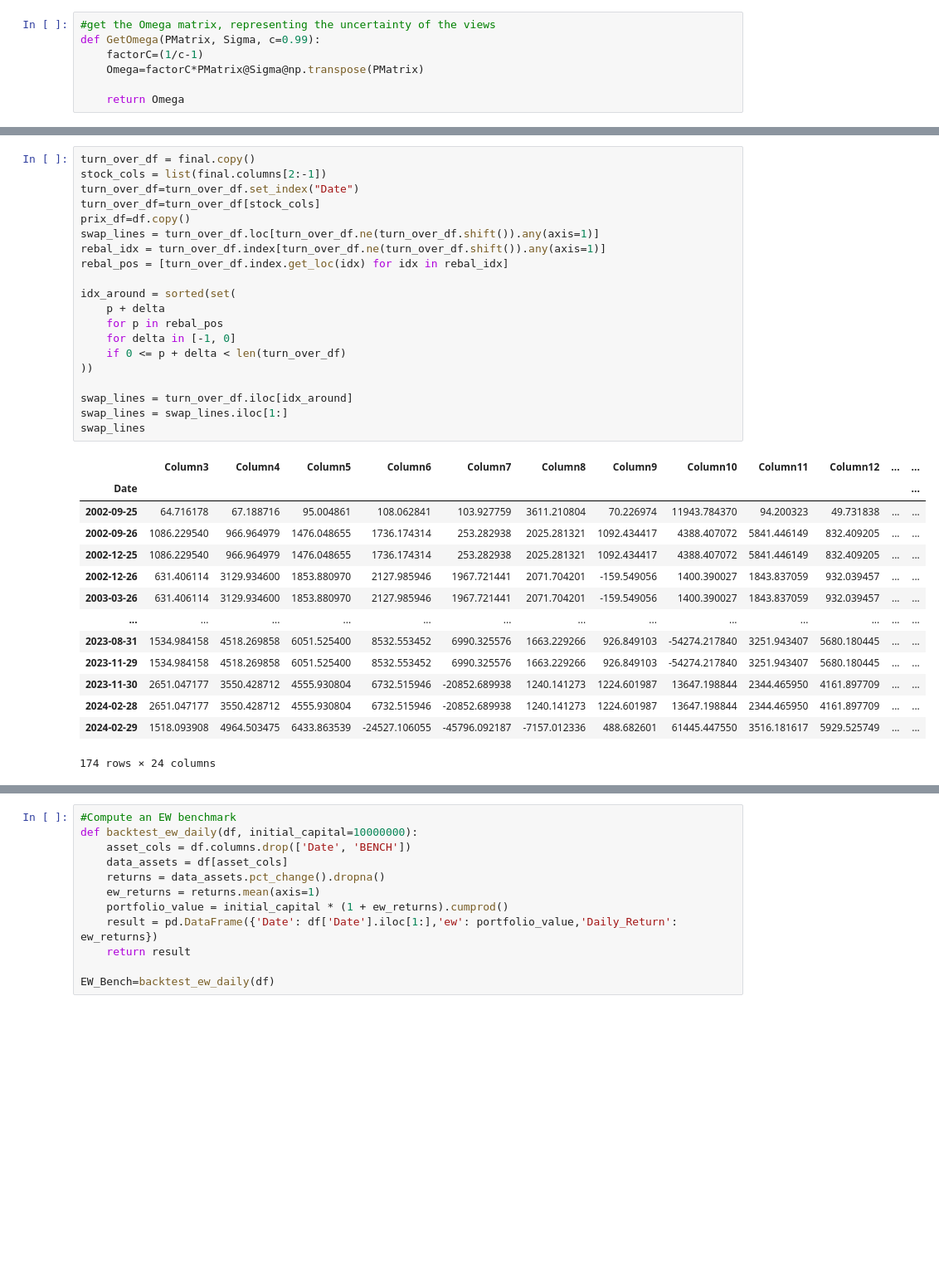
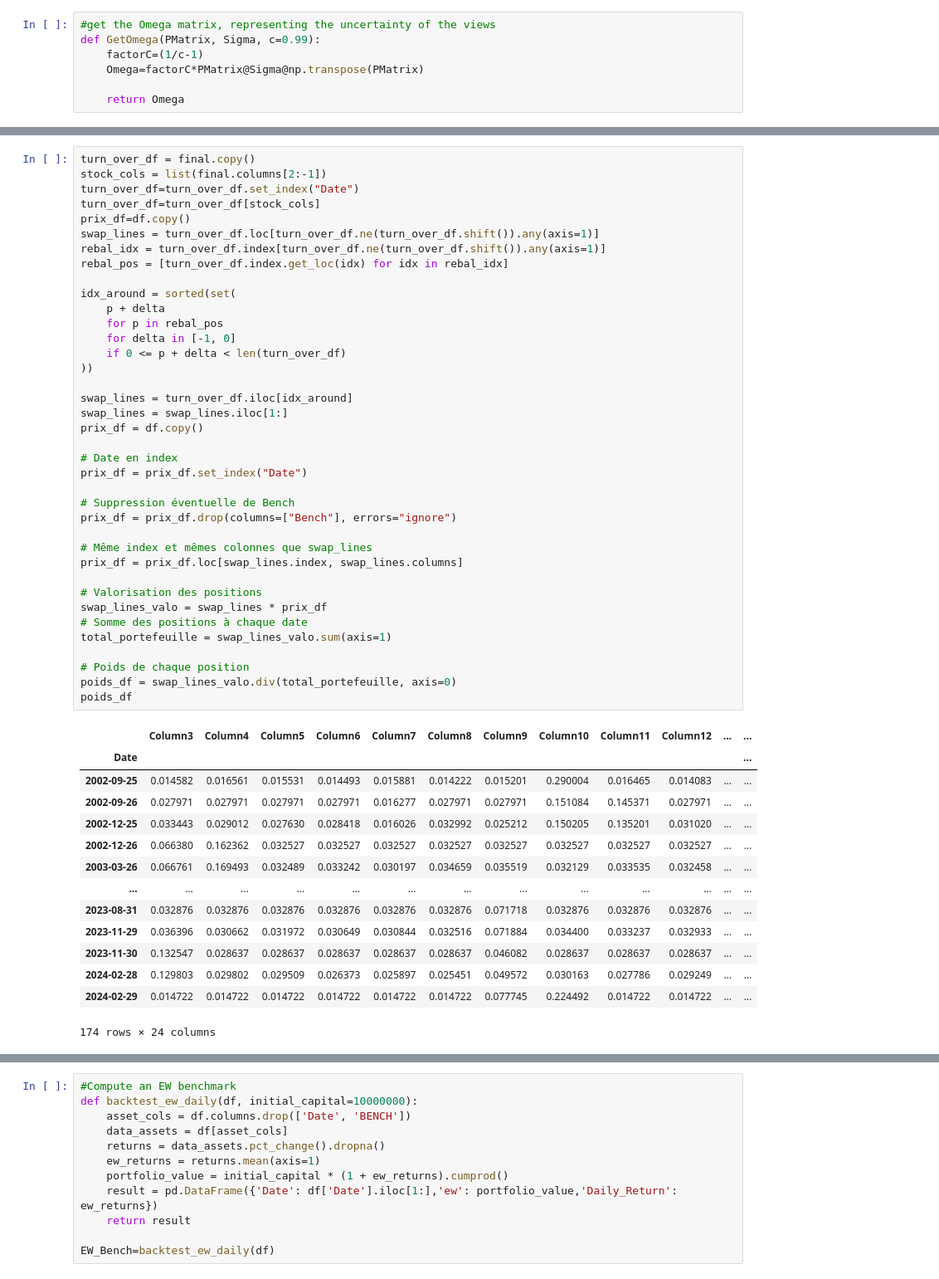
Before and after one commit to MaloBardin/Research-Project, a Jupyter notebook: Fix-Length US.ipynb, the cells around one changed output, grey strips where cells are left out. Shown at 83% size. Cells and saved outputs as stored; diff of their text form; blank space fills up the shorter version.

```diff
--- a/Fix-Length US.ipynb
+++ b/Fix-Length US.ipynb
@@ -402,35 +453,53 @@ console.print("\n[green]✅ Backtest terminé avec succès ![/green]\n")
 # %%
 turn_over_df = final.copy()
 stock_cols = list(final.columns[2:-1])
 turn_over_df=turn_over_df.set_index("Date")
 turn_over_df=turn_over_df[stock_cols]
 prix_df=df.copy()
 swap_lines = turn_over_df.loc[turn_over_df.ne(turn_over_df.shift()).any(axis=1)]
 rebal_idx = turn_over_df.index[turn_over_df.ne(turn_over_df.shift()).any(axis=1)]
 rebal_pos = [turn_over_df.index.get_loc(idx) for idx in rebal_idx]
 
 idx_around = sorted(set(
     p + delta
     for p in rebal_pos
     for delta in [-1, 0]
     if 0 <= p + delta < len(turn_over_df)
 ))
 
 swap_lines = turn_over_df.iloc[idx_around]
 swap_lines = swap_lines.iloc[1:]
-swap_lines
+prix_df = df.copy()
+
+# Date en index
+prix_df = prix_df.set_index("Date")
+
+# Suppression éventuelle de Bench
+prix_df = prix_df.drop(columns=["Bench"], errors="ignore")
+
+# Même index et mêmes colonnes que swap_lines
+prix_df = prix_df.loc[swap_lines.index, swap_lines.columns]
+
+# Valorisation des positions
+swap_lines_valo = swap_lines * prix_df
+# Somme des positions à chaque date
+total_portefeuille = swap_lines_valo.sum(axis=1)
+
+# Poids de chaque position
+poids_df = swap_lines_valo.div(total_portefeuille, axis=0)
+poids_df
 # %% [output]
 |  | Column3 | Column4 | Column5 | Column6 | Column7 | Column8 | Column9 | Column10 | Column11 | Column12 | ... | ... |
 | Date |  |  |  |  |  |  |  |  |  |  |  | ... |
-| 2002-09-25 | 64.716178 | 67.188716 | 95.004861 | 108.062841 | 103.927759 | 3611.210804 | 70.226974 | 11943.784370 | 94.200323 | 49.731838 | ... | ... |
-| 2002-09-26 | 1086.229540 | 966.964979 | 1476.048655 | 1736.174314 | 253.282938 | 2025.281321 | 1092.434417 | 4388.407072 | 5841.446149 | 832.409205 | ... | ... |
-| 2002-12-25 | 1086.229540 | 966.964979 | 1476.048655 | 1736.174314 | 253.282938 | 2025.281321 | 1092.434417 | 4388.407072 | 5841.446149 | 832.409205 | ... | ... |
-| 2002-12-26 | 631.406114 | 3129.934600 | 1853.880970 | 2127.985946 | 1967.721441 | 2071.704201 | -159.549056 | 1400.390027 | 1843.837059 | 932.039457 | ... | ... |
-| 2003-03-26 | 631.406114 | 3129.934600 | 1853.880970 | 2127.985946 | 1967.721441 | 2071.704201 | -159.549056 | 1400.390027 | 1843.837059 | 932.039457 | ... | ... |
+| 2002-09-25 | 0.014582 | 0.016561 | 0.015531 | 0.014493 | 0.015881 | 0.014222 | 0.015201 | 0.290004 | 0.016465 | 0.014083 | ... | ... |
+| 2002-09-26 | 0.027971 | 0.027971 | 0.027971 | 0.027971 | 0.016277 | 0.027971 | 0.027971 | 0.151084 | 0.145371 | 0.027971 | ... | ... |
+| 2002-12-25 | 0.033443 | 0.029012 | 0.027630 | 0.028418 | 0.016026 | 0.032992 | 0.025212 | 0.150205 | 0.135201 | 0.031020 | ... | ... |
+| 2002-12-26 | 0.066380 | 0.162362 | 0.032527 | 0.032527 | 0.032527 | 0.032527 | 0.032527 | 0.032527 | 0.032527 | 0.032527 | ... | ... |
+| 2003-03-26 | 0.066761 | 0.169493 | 0.032489 | 0.033242 | 0.030197 | 0.034659 | 0.035519 | 0.032129 | 0.033535 | 0.032458 | ... | ... |
 | ... | ... | ... | ... | ... | ... | ... | ... | ... | ... | ... | ... | ... |
-| 2023-08-31 | 1534.984158 | 4518.269858 | 6051.525400 | 8532.553452 | 6990.325576 | 1663.229266 | 926.849103 | -54274.217840 | 3251.943407 | 5680.180445 | ... | ... |
-| 2023-11-29 | 1534.984158 | 4518.269858 | 6051.525400 | 8532.553452 | 6990.325576 | 1663.229266 | 926.849103 | -54274.217840 | 3251.943407 | 5680.180445 | ... | ... |
-| 2023-11-30 | 2651.047177 | 3550.428712 | 4555.930804 | 6732.515946 | -20852.689938 | 1240.141273 | 1224.601987 | 13647.198844 | 2344.465950 | 4161.897709 | ... | ... |
-| 2024-02-28 | 2651.047177 | 3550.428712 | 4555.930804 | 6732.515946 | -20852.689938 | 1240.141273 | 1224.601987 | 13647.198844 | 2344.465950 | 4161.897709 | ... | ... |
-| 2024-02-29 | 1518.093908 | 4964.503475 | 6433.863539 | -24527.106055 | -45796.092187 | -7157.012336 | 488.682601 | 61445.447550 | 3516.181617 | 5929.525749 | ... | ... |
+| 2023-08-31 | 0.032876 | 0.032876 | 0.032876 | 0.032876 | 0.032876 | 0.032876 | 0.071718 | 0.032876 | 0.032876 | 0.032876 | ... | ... |
+| 2023-11-29 | 0.036396 | 0.030662 | 0.031972 | 0.030649 | 0.030844 | 0.032516 | 0.071884 | 0.034400 | 0.033237 | 0.032933 | ... | ... |
+| 2023-11-30 | 0.132547 | 0.028637 | 0.028637 | 0.028637 | 0.028637 | 0.028637 | 0.046082 | 0.028637 | 0.028637 | 0.028637 | ... | ... |
+| 2024-02-28 | 0.129803 | 0.029802 | 0.029509 | 0.026373 | 0.025897 | 0.025451 | 0.049572 | 0.030163 | 0.027786 | 0.029249 | ... | ... |
+| 2024-02-29 | 0.014722 | 0.014722 | 0.014722 | 0.014722 | 0.014722 | 0.014722 | 0.077745 | 0.224492 | 0.014722 | 0.014722 | ... | ... |
 174 rows × 24 columns
```
Also changed, not shown: parts of 18 cells of this notebook.
